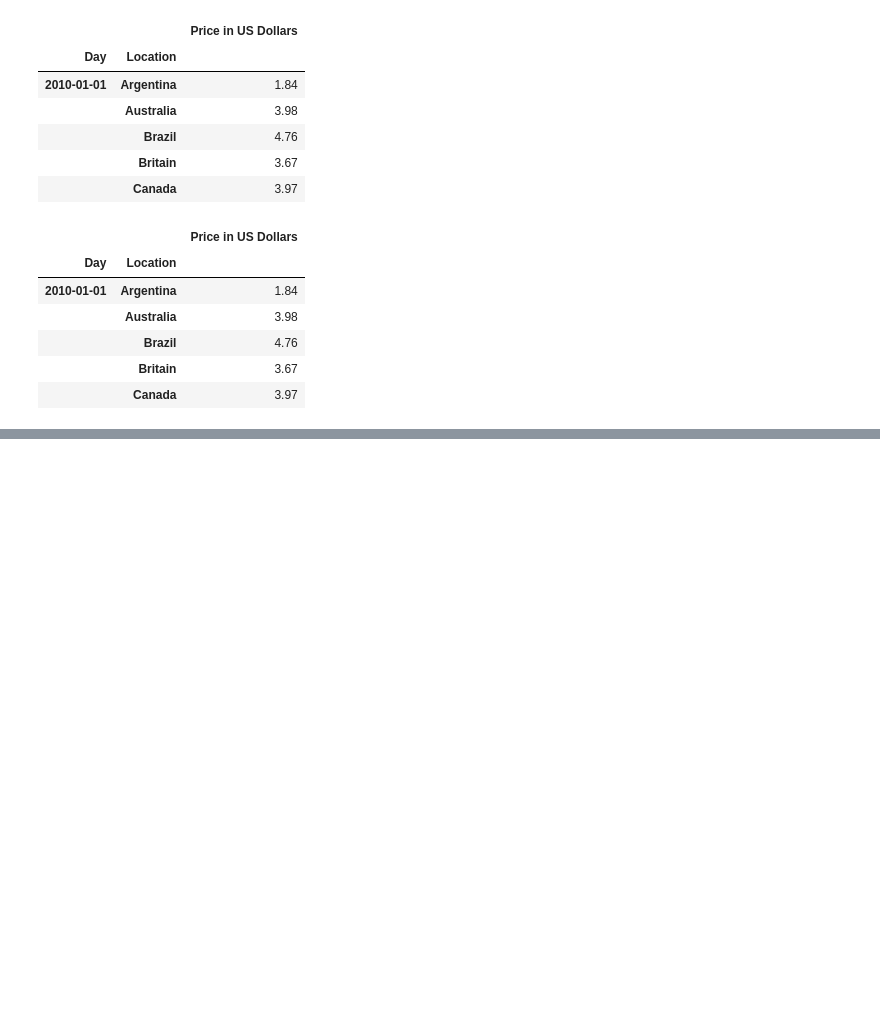
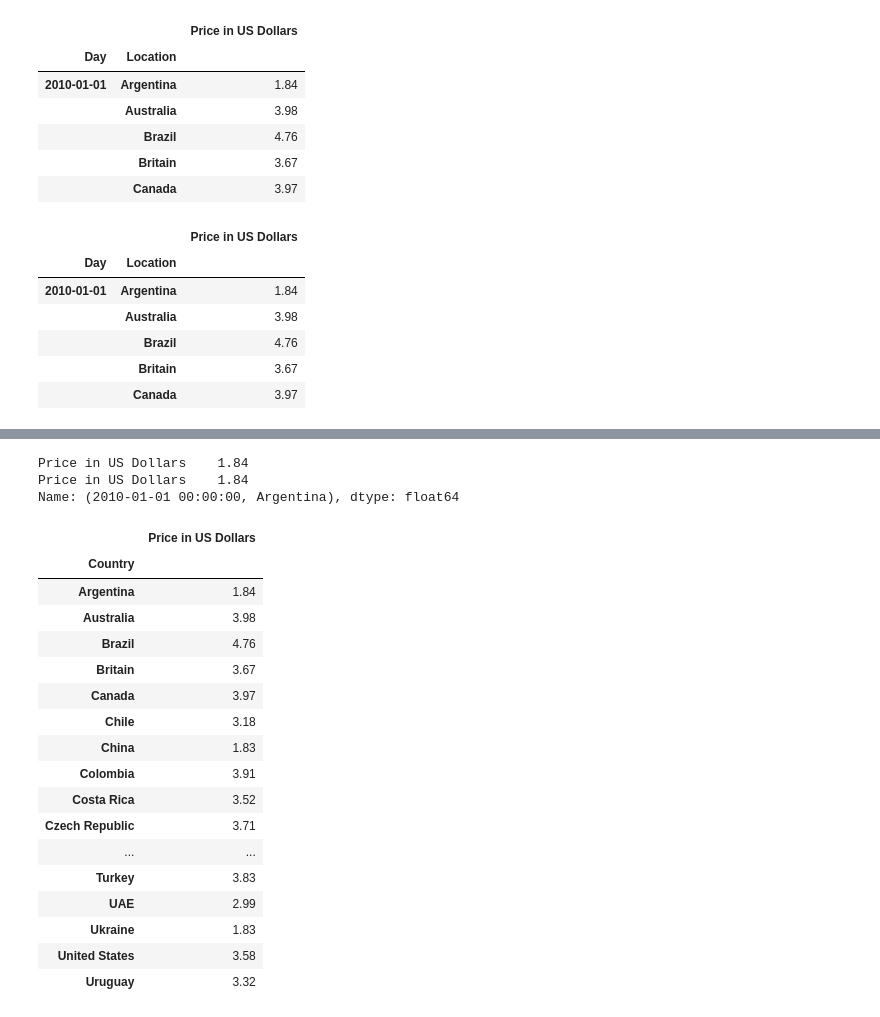
Before and after one commit to mekchou/DataAnalysisWithPandasAndPython, a Jupyter notebook: Sec8MultiIndex.ipynb, the cells around one changed output, grey strips where cells are left out. Saved outputs shown, nothing was run; the diff lists cells and outputs as text; code cells hidden in the pictures; blank space fills up the shorter version.

```diff
--- a/Sec8MultiIndex.ipynb
+++ b/Sec8MultiIndex.ipynb
@@ -151,3 +151,7 @@ bigmac.head()
 |  | Brazil | 4.76 |
 |  | Britain | 3.67 |
 |  | Canada | 3.97 |
+# %%
+bigmac = pd.read_csv(r'C:\Users\MekChou\OneDrive\Code\Udemy\Data Analysis with Pandas and Python\Data\bigmac.csv', parse_dates= ['Date'], index_col = ['Date', 'Country']).sort_index()
+# bigmac.sort_index(inplace=True)
+bigmac.head()
@@ -153,0 +192,29 @@ bigmac.head()
+# %%
+# this is preferable
+bigmac.loc[('2010-01-01', 'Argentina'), ['Price in US Dollars', 'Price in US Dollars']]
+# %% [output]
+Price in US Dollars    1.84
+Price in US Dollars    1.84
+Name: (2010-01-01 00:00:00, Argentina), dtype: float64
+# %%
+# Keep the comma to indicate that you are passing a tuple
+bigmac.loc[('2010-01-01',)]
+# %% [output]
+|  | Price in US Dollars |
+| Country |  |
+| Argentina | 1.84 |
+| Australia | 3.98 |
+| Brazil | 4.76 |
+| Britain | 3.67 |
+| Canada | 3.97 |
+| Chile | 3.18 |
+| China | 1.83 |
+| Colombia | 3.91 |
+| Costa Rica | 3.52 |
+| Czech Republic | 3.71 |
+| ... | ... |
+| Turkey | 3.83 |
+| UAE | 2.99 |
+| Ukraine | 1.83 |
+| United States | 3.58 |
+| Uruguay | 3.32 |
```
Also changed, not shown: parts of 7 cells of this notebook.
